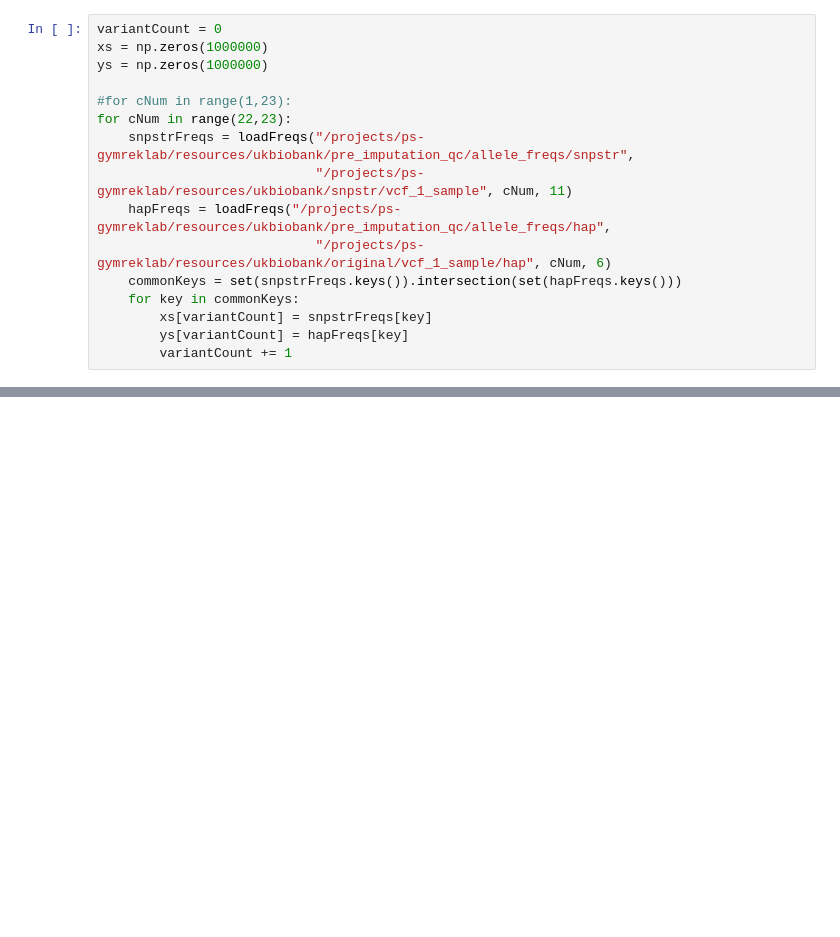
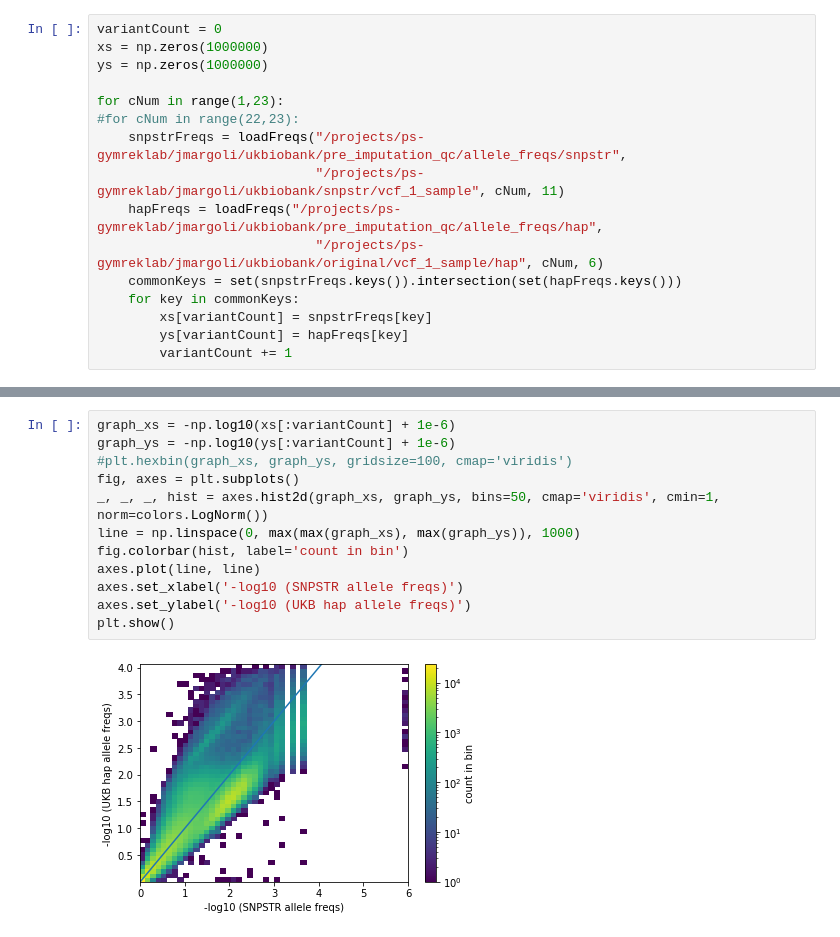
Before and after one commit to LiterallyUniqueLogin/ukbiobank_strs, a Jupyter notebook: pre_imputation_qc/allele_freqs/allele_freqs.ipynb, the cells around one changed output, grey strips where cells are left out. Drawn from its saved outputs; the diff is of its cells as text; blank space fills up the shorter version.

```diff
--- a/pre_imputation_qc/allele_freqs/allele_freqs.ipynb
+++ b/pre_imputation_qc/allele_freqs/allele_freqs.ipynb
@@ -42,12 +41,12 @@ variantCount = 0
 xs = np.zeros(1000000)
 ys = np.zeros(1000000)
 
-#for cNum in range(1,23):
-for cNum in range(22,23):
-    snpstrFreqs = loadFreqs("/projects/ps-gymreklab/resources/ukbiobank/pre_imputation_qc/allele_freqs/snpstr",
-                            "/projects/ps-gymreklab/resources/ukbiobank/snpstr/vcf_1_sample", cNum, 11)
-    hapFreqs = loadFreqs("/projects/ps-gymreklab/resources/ukbiobank/pre_imputation_qc/allele_freqs/hap",
-                            "/projects/ps-gymreklab/resources/ukbiobank/original/vcf_1_sample/hap", cNum, 6)
+for cNum in range(1,23):
+#for cNum in range(22,23):
+    snpstrFreqs = loadFreqs("/projects/ps-gymreklab/jmargoli/ukbiobank/pre_imputation_qc/allele_freqs/snpstr",
+                            "/projects/ps-gymreklab/jmargoli/ukbiobank/snpstr/vcf_1_sample", cNum, 11)
+    hapFreqs = loadFreqs("/projects/ps-gymreklab/jmargoli/ukbiobank/pre_imputation_qc/allele_freqs/hap",
+                            "/projects/ps-gymreklab/jmargoli/ukbiobank/original/vcf_1_sample/hap", cNum, 6)
     commonKeys = set(snpstrFreqs.keys()).intersection(set(hapFreqs.keys()))
     for key in commonKeys:
         xs[variantCount] = snpstrFreqs[key]
@@ -93,0 +57,14 @@ Hap
+# %%
+graph_xs = -np.log10(xs[:variantCount] + 1e-6)
+graph_ys = -np.log10(ys[:variantCount] + 1e-6)
+#plt.hexbin(graph_xs, graph_ys, gridsize=100, cmap='viridis')
+fig, axes = plt.subplots()
+_, _, _, hist = axes.hist2d(graph_xs, graph_ys, bins=50, cmap='viridis', cmin=1, norm=colors.LogNorm())
+line = np.linspace(0, max(max(graph_xs), max(graph_ys)), 1000)
+fig.colorbar(hist, label='count in bin')
+axes.plot(line, line)
+axes.set_xlabel('-log10 (SNPSTR allele freqs)')
+axes.set_ylabel('-log10 (UKB hap allele freqs)')
+plt.show()
+# %% [output]
+[figure, added]
```
Also changed, not shown: parts of 10 cells of this notebook, 17 other files.
